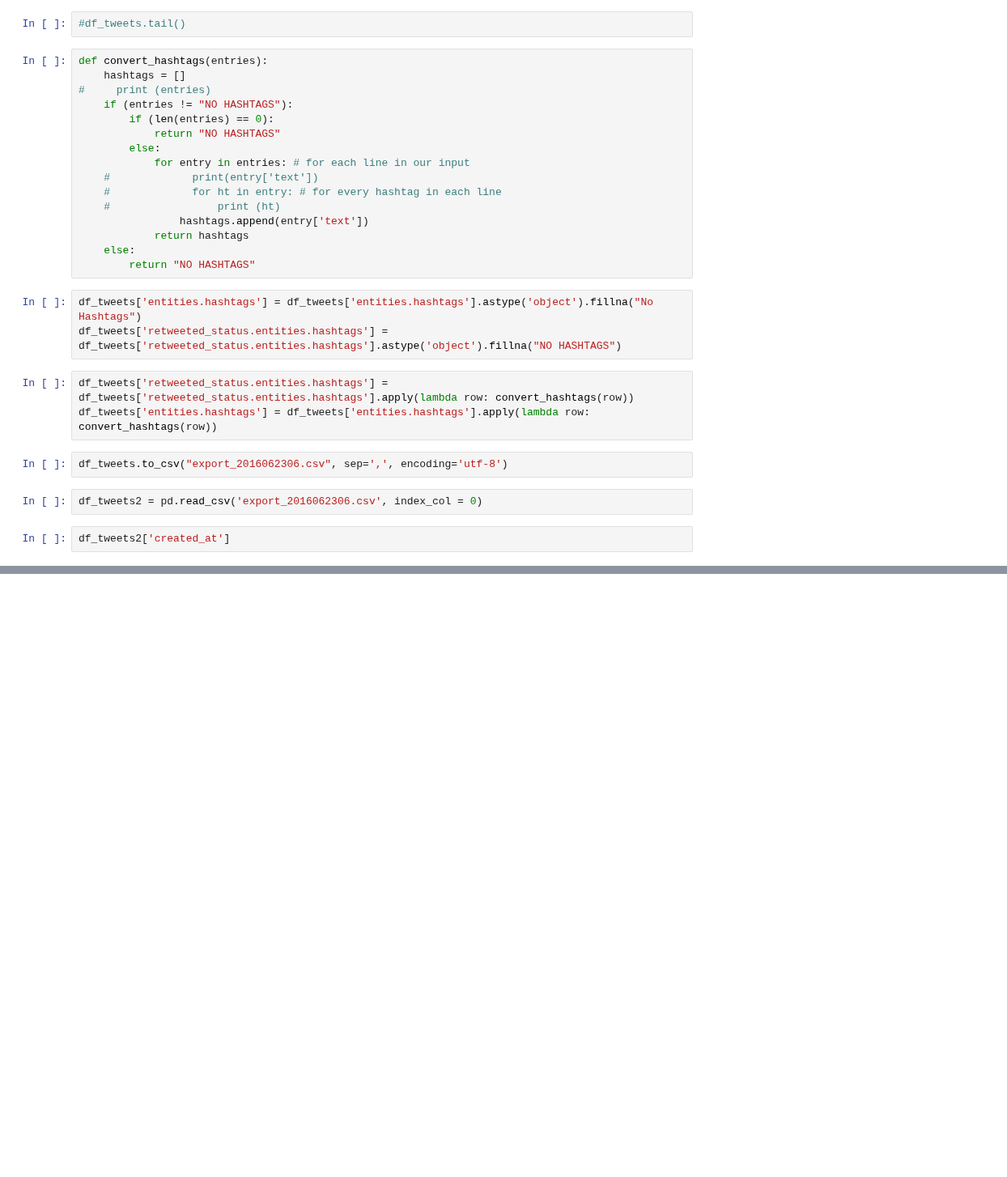
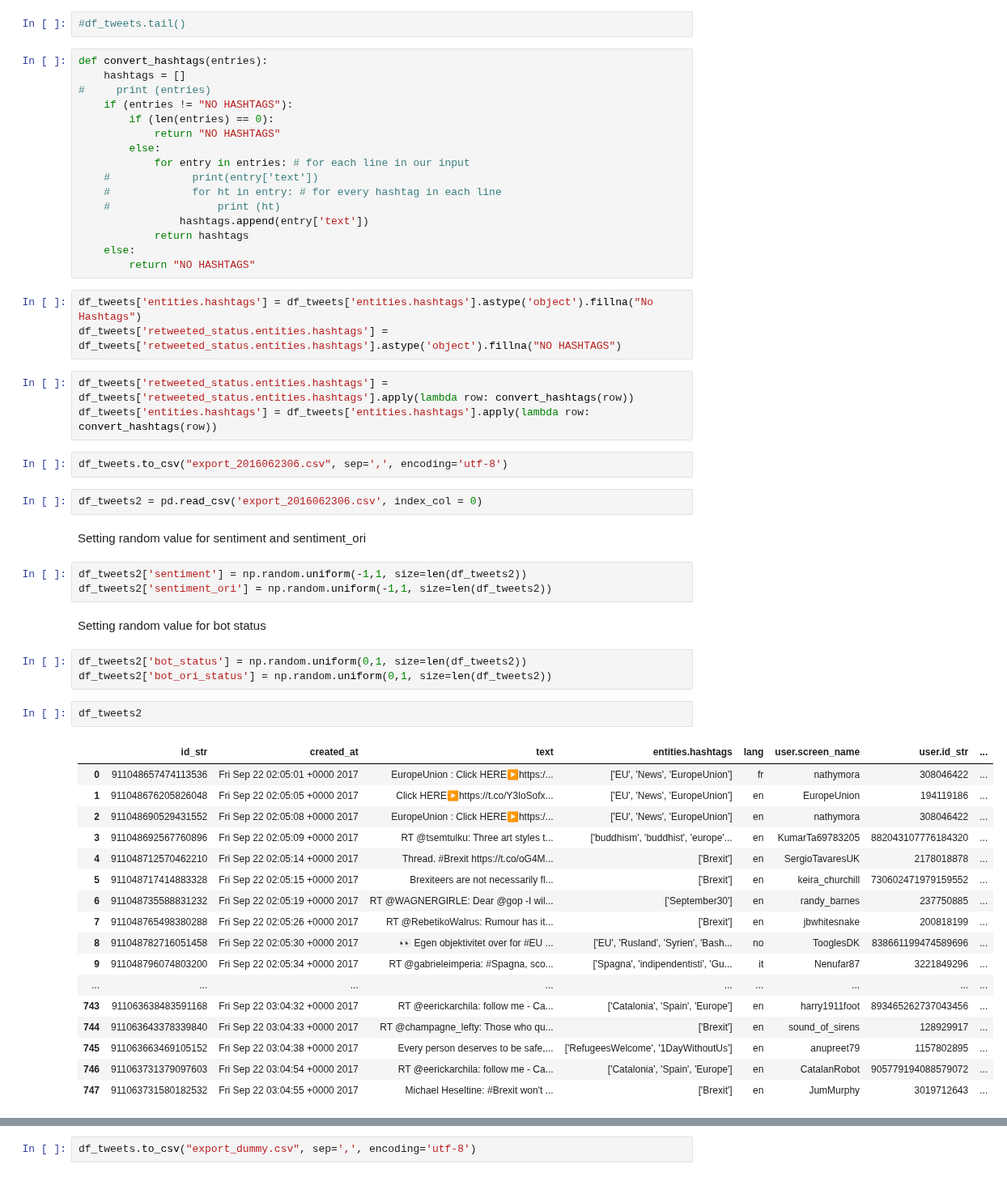
Before and after one commit to indralukmana/twitter-brexit, a Jupyter notebook: 3rd_Assignment/step1_Extractor_b7.ipynb, the cells around one changed output, grey strips where cells are left out. Shown at 81% size. Saved outputs shown, nothing was run; the diff lists cells and outputs as text; blank space fills up the shorter version.

Commit message:
Add dummy data

```diff
--- a/3rd_Assignment/step1_Extractor_b7.ipynb
+++ b/3rd_Assignment/step1_Extractor_b7.ipynb
@@ -88,6 +88,33 @@ df_tweets['entities.hashtags'] = df_tweets['entities.hashtags'].apply(lambda row
 df_tweets.to_csv("export_2016062306.csv", sep=',', encoding='utf-8')
 # %%
 df_tweets2 = pd.read_csv('export_2016062306.csv', index_col = 0)
+# %% [markdown]
+Setting random value for sentiment and sentiment_ori
+# %%
+df_tweets2['sentiment'] = np.random.uniform(-1,1, size=len(df_tweets2))
+df_tweets2['sentiment_ori'] = np.random.uniform(-1,1, size=len(df_tweets2))
+# %% [markdown]
+Setting random value for bot status
+# %%
+df_tweets2['bot_status'] = np.random.uniform(0,1, size=len(df_tweets2))
+df_tweets2['bot_ori_status'] = np.random.uniform(0,1, size=len(df_tweets2))
 # %%
-df_tweets2['created_at']
+df_tweets2
 # %% [output]
+|  | id_str | created_at | text | entities.hashtags | lang | user.screen_name | user.id_str | ... |
+| 0 | 911048657474113536 | Fri Sep 22 02:05:01 +0000 2017 | EuropeUnion : Click HERE▶️https:/... | ['EU', 'News', 'EuropeUnion'] | fr | nathymora | 308046422 | ... |
+| 1 | 911048676205826048 | Fri Sep 22 02:05:05 +0000 2017 | Click HERE▶️https://t.co/Y3loSofx... | ['EU', 'News', 'EuropeUnion'] | en | EuropeUnion | 194119186 | ... |
+| 2 | 911048690529431552 | Fri Sep 22 02:05:08 +0000 2017 | EuropeUnion : Click HERE▶️https:/... | ['EU', 'News', 'EuropeUnion'] | en | nathymora | 308046422 | ... |
+| 3 | 911048692567760896 | Fri Sep 22 02:05:09 +0000 2017 | RT @tsemtulku: Three art styles t... | ['buddhism', 'buddhist', 'europe'... | en | KumarTa69783205 | 882043107776184320 | ... |
+| 4 | 911048712570462210 | Fri Sep 22 02:05:14 +0000 2017 | Thread. #Brexit https://t.co/oG4M... | ['Brexit'] | en | SergioTavaresUK | 2178018878 | ... |
+| 5 | 911048717414883328 | Fri Sep 22 02:05:15 +0000 2017 | Brexiteers are not necessarily fl... | ['Brexit'] | en | keira_churchill | 730602471979159552 | ... |
+| 6 | 911048735588831232 | Fri Sep 22 02:05:19 +0000 2017 | RT @WAGNERGIRLE: Dear @gop -I wil... | ['September30'] | en | randy_barnes | 237750885 | ... |
+| 7 | 911048765498380288 | Fri Sep 22 02:05:26 +0000 2017 | RT @RebetikoWalrus: Rumour has it... | ['Brexit'] | en | jbwhitesnake | 200818199 | ... |
+| 8 | 911048782716051458 | Fri Sep 22 02:05:30 +0000 2017 | 👀 Egen objektivitet over for #EU ... | ['EU', 'Rusland', 'Syrien', 'Bash... | no | TooglesDK | 838661199474589696 | ... |
+| 9 | 911048796074803200 | Fri Sep 22 02:05:34 +0000 2017 | RT @gabrieleimperia: #Spagna, sco... | ['Spagna', 'indipendentisti', 'Gu... | it | Nenufar87 | 3221849296 | ... |
+| ... | ... | ... | ... | ... | ... | ... | ... | ... |
+| 743 | 911063638483591168 | Fri Sep 22 03:04:32 +0000 2017 | RT @eerickarchila: follow me - Ca... | ['Catalonia', 'Spain', 'Europe'] | en | harry1911foot | 893465262737043456 | ... |
+| 744 | 911063643378339840 | Fri Sep 22 03:04:33 +0000 2017 | RT @champagne_lefty: Those who qu... | ['Brexit'] | en | sound_of_sirens | 128929917 | ... |
+| 745 | 911063663469105152 | Fri Sep 22 03:04:38 +0000 2017 | Every person deserves to be safe,... | ['RefugeesWelcome', '1DayWithoutUs'] | en | anupreet79 | 1157802895 | ... |
+| 746 | 911063731379097603 | Fri Sep 22 03:04:54 +0000 2017 | RT @eerickarchila: follow me - Ca... | ['Catalonia', 'Spain', 'Europe'] | en | CatalanRobot | 905779194088579072 | ... |
+| 747 | 911063731580182532 | Fri Sep 22 03:04:55 +0000 2017 | Michael Heseltine: #Brexit won't ... | ['Brexit'] | en | JumMurphy | 3019712643 | ... |
@@ -110,0 +122,2 @@ Name: created_at, Length: 19874, dtype: object
+# %%
+df_tweets.to_csv("export_dummy.csv", sep=',', encoding='utf-8')
```
Also changed, not shown: parts of 3 cells of this notebook, 2 other files.
